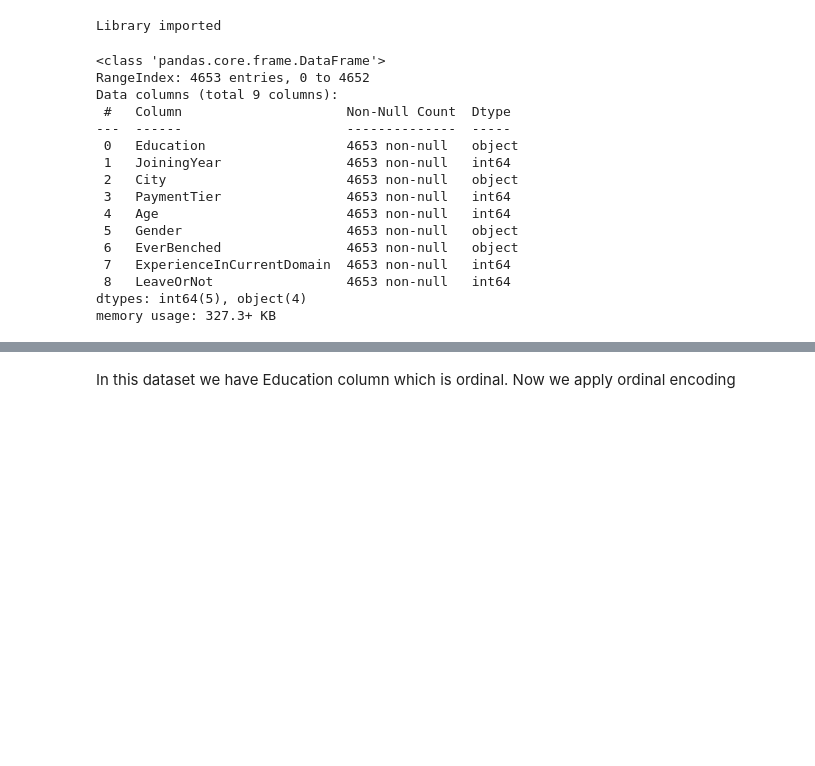
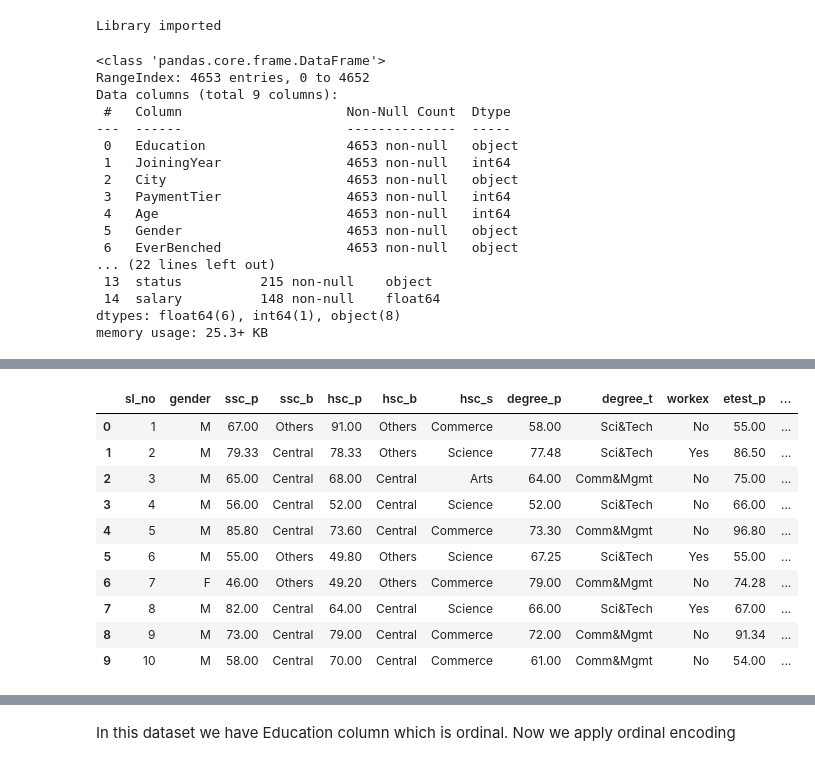
Before and after one commit to Shekhar7017/EDA, a Jupyter notebook: FeatureEngineering.ipynb, the cells around one changed output, grey strips where cells are left out. Drawn from its saved outputs; the diff is of its cells as text; code cells hidden in the pictures; blank space fills up the shorter version.

```diff
--- a/FeatureEngineering.ipynb
+++ b/FeatureEngineering.ipynb
@@ -155,7 +155,9 @@ Library imported
 # %%
 #Load Dataset
 df = pd.read_csv("Employee.csv")
+df2 = pd.read_csv("pdd.csv")
 df.info()
+df2.info()
 # %% [output]
 <class 'pandas.core.frame.DataFrame'>
 RangeIndex: 4653 entries, 0 to 4652
@@ -169,10 +171,11 @@ Data columns (total 9 columns):
  4   Age                        4653 non-null   int64
  5   Gender                     4653 non-null   object
  6   EverBenched                4653 non-null   object
- 7   ExperienceInCurrentDomain  4653 non-null   int64
- 8   LeaveOrNot                 4653 non-null   int64
-dtypes: int64(5), object(4)
-memory usage: 327.3+ KB
+... (22 lines left out)
+ 13  status          215 non-null    object
+ 14  salary          148 non-null    float64
+dtypes: float64(6), int64(1), object(8)
+memory usage: 25.3+ KB
 # %%
 df.head(20)
 # %% [output]
@@ -193,3 +196,17 @@ df.head(20)
 | 17 | Bachelors | 2014 | Pune | 3 | 34 | Male | No | 4 | ... |
 | 18 | Bachelors | 2015 | Pune | 2 | 30 | Female | No | 0 | ... |
 | 19 | Bachelors | 2016 | New Delhi | 2 | 22 | Female | No | 0 | ... |
+# %%
+df2.head(10)
+# %% [output]
+|  | sl_no | gender | ssc_p | ssc_b | hsc_p | hsc_b | hsc_s | degree_p | degree_t | workex | etest_p | ... |
+| 0 | 1 | M | 67.00 | Others | 91.00 | Others | Commerce | 58.00 | Sci&Tech | No | 55.00 | ... |
+| 1 | 2 | M | 79.33 | Central | 78.33 | Others | Science | 77.48 | Sci&Tech | Yes | 86.50 | ... |
+| 2 | 3 | M | 65.00 | Central | 68.00 | Central | Arts | 64.00 | Comm&Mgmt | No | 75.00 | ... |
+| 3 | 4 | M | 56.00 | Central | 52.00 | Central | Science | 52.00 | Sci&Tech | No | 66.00 | ... |
+| 4 | 5 | M | 85.80 | Central | 73.60 | Central | Commerce | 73.30 | Comm&Mgmt | No | 96.80 | ... |
+| 5 | 6 | M | 55.00 | Others | 49.80 | Others | Science | 67.25 | Sci&Tech | Yes | 55.00 | ... |
+| 6 | 7 | F | 46.00 | Others | 49.20 | Others | Commerce | 79.00 | Comm&Mgmt | No | 74.28 | ... |
+| 7 | 8 | M | 82.00 | Central | 64.00 | Central | Science | 66.00 | Sci&Tech | Yes | 67.00 | ... |
+| 8 | 9 | M | 73.00 | Central | 79.00 | Central | Commerce | 72.00 | Comm&Mgmt | No | 91.34 | ... |
+| 9 | 10 | M | 58.00 | Central | 70.00 | Central | Commerce | 61.00 | Comm&Mgmt | No | 54.00 | ... |
```
Also changed, not shown: parts of 28 cells of this notebook, 1 other file.
